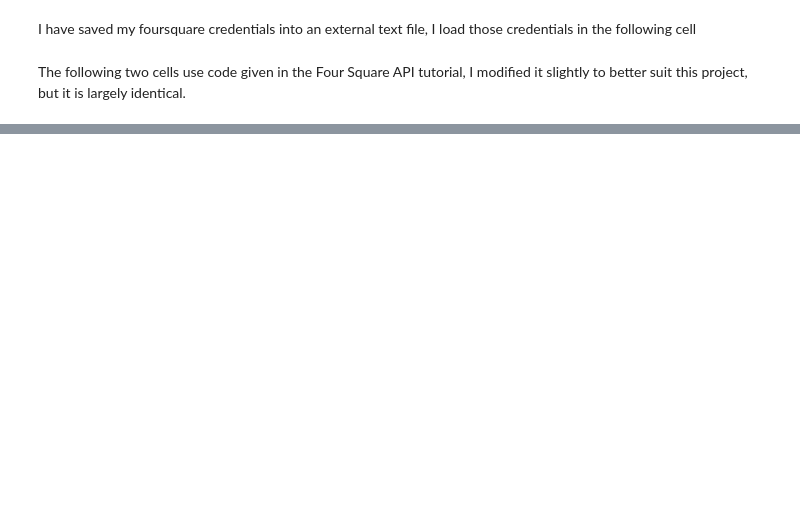
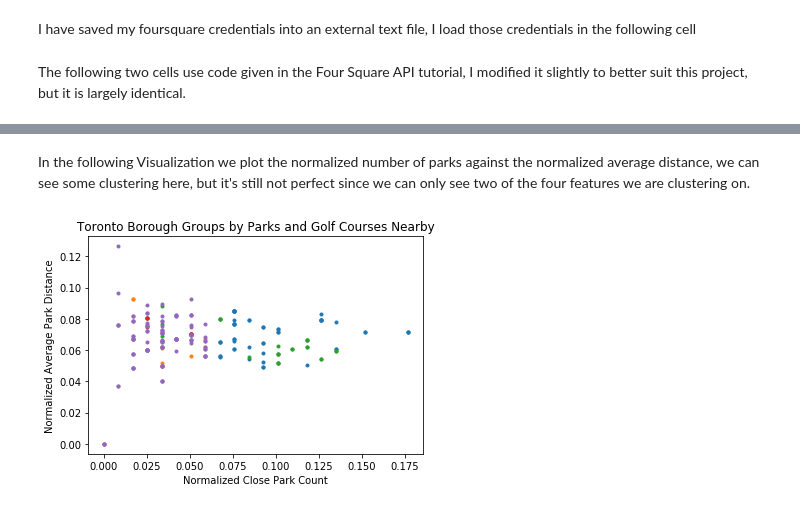
Before and after one commit to bruces12/Coursera_Capstone, a Jupyter notebook: Cousera_Capstone.ipynb, the cells around one changed output, grey strips where cells are left out. Drawn from its saved outputs; the diff is of its cells as text; code cells hidden in the pictures; blank space fills up the shorter version.

```diff
--- a/Cousera_Capstone.ipynb
+++ b/Cousera_Capstone.ipynb
@@ -98,0 +130,12 @@ dfs_all[0]
+# %% [markdown]
+In the following Visualization we plot the normalized number of parks against the normalized average distance, we can see some clustering here, but it's still not perfect since we can only see two of the four features we are clustering on.
+# %%
+for i in range(5):
+    points=norm_features[:,:2][clusters.labels_==i]
+    plt.plot(points[:,0],points[:,1],'.')
+plt.title('Toronto Borough Groups by Parks and Golf Courses Nearby')
+plt.xlabel('Normalized Close Park Count')
+plt.ylabel('Normalized Average Park Distance')
+plt.show()
+# %% [output]
+[figure, added]
```
Also changed, not shown: parts of 29 cells of this notebook.
